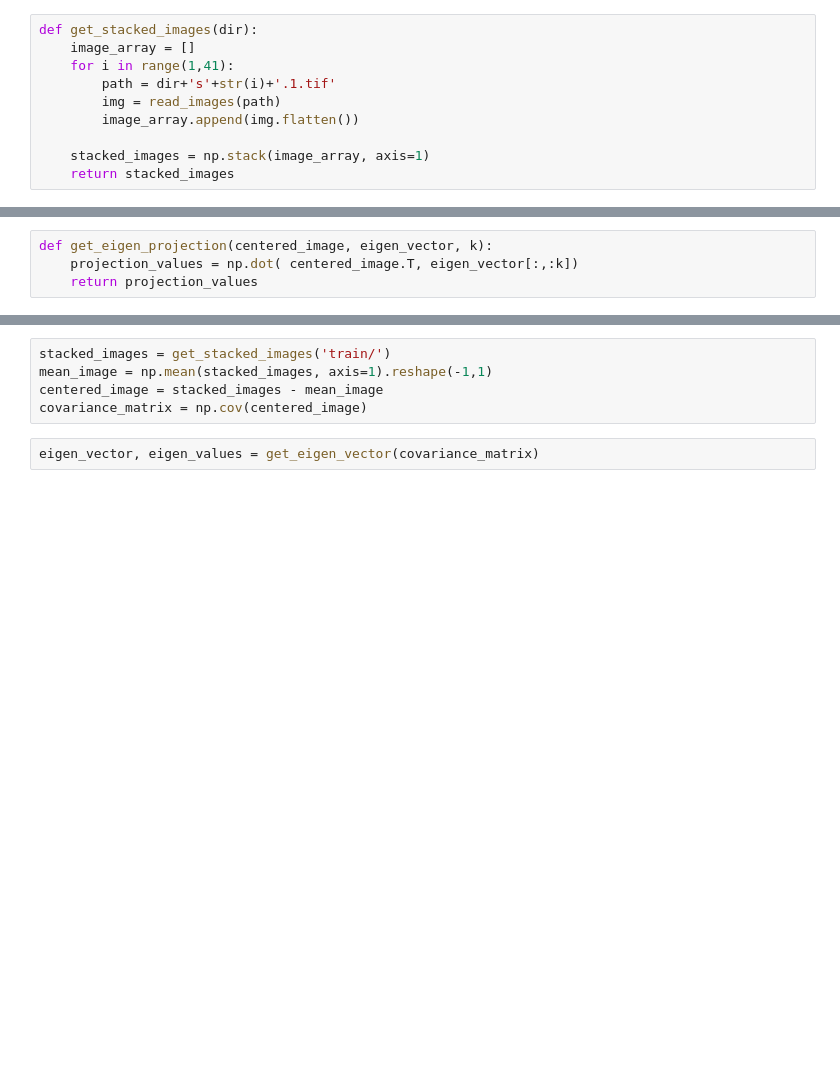
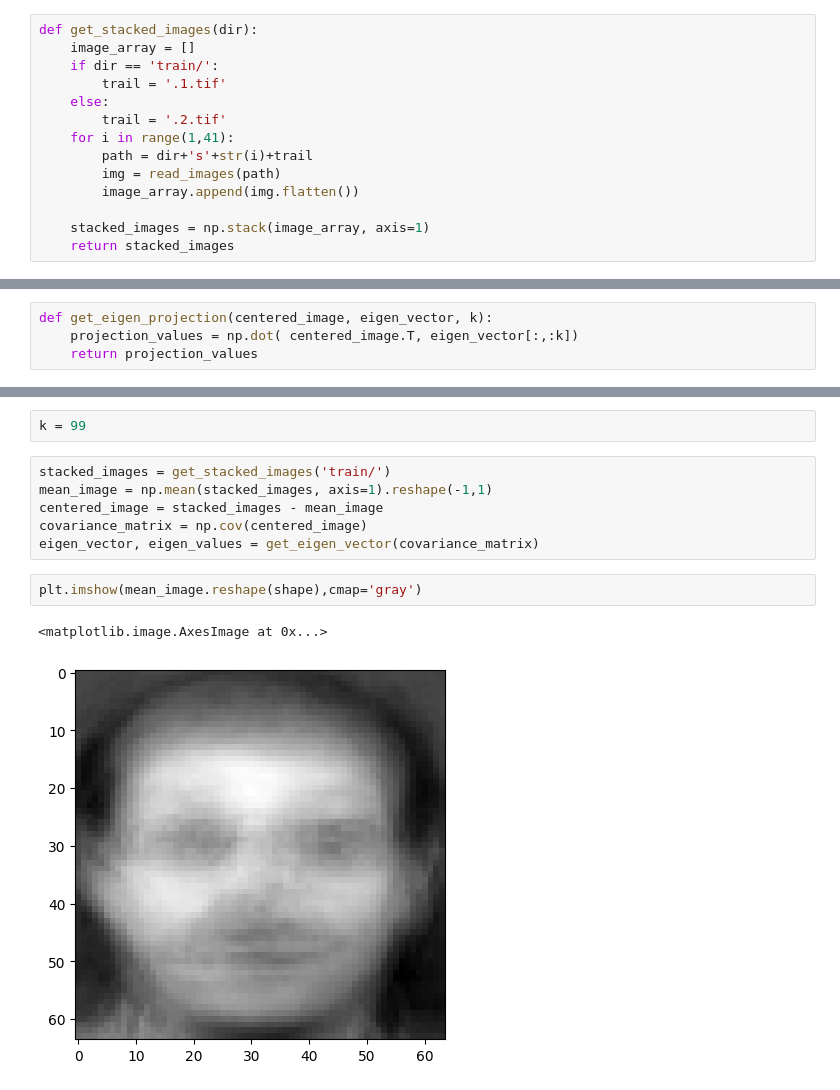
Before and after one commit to bhaba-ranjan/eigenfaces-recognition, a Jupyter notebook: eigenfaces.ipynb, the cells around one changed output, grey strips where cells are left out. Saved outputs shown, nothing was run; the diff lists cells and outputs as text; blank space fills up the shorter version.

```diff
--- a/eigenfaces.ipynb
+++ b/eigenfaces.ipynb
@@ -19,8 +20,12 @@ shape
 # %%
 def get_stacked_images(dir):
     image_array = []
+    if dir == 'train/':
+        trail = '.1.tif'
+    else:
+        trail = '.2.tif'
     for i in range(1,41):
-        path = dir+'s'+str(i)+'.1.tif'
+        path = dir+'s'+str(i)+trail
         img = read_images(path)
         image_array.append(img.flatten())
 
@@ -41,7 +52,13 @@ SyntaxError: unexpected EOF while parsing (1735852410.py, line 2)
+# %%
+k = 99
 # %%
 stacked_images = get_stacked_images('train/')
 mean_image = np.mean(stacked_images, axis=1).reshape(-1,1)
 centered_image = stacked_images - mean_image
 covariance_matrix = np.cov(centered_image)
+eigen_vector, eigen_values = get_eigen_vector(covariance_matrix)
-# %%
-eigen_vector, eigen_values = get_eigen_vector(covariance_matrix)
+# %%
+plt.imshow(mean_image.reshape(shape),cmap='gray')
+# %% [output]
+<matplotlib.image.AxesImage at 0x...>
+[figure, added]
```
Also changed, not shown: parts of 14 cells of this notebook.
